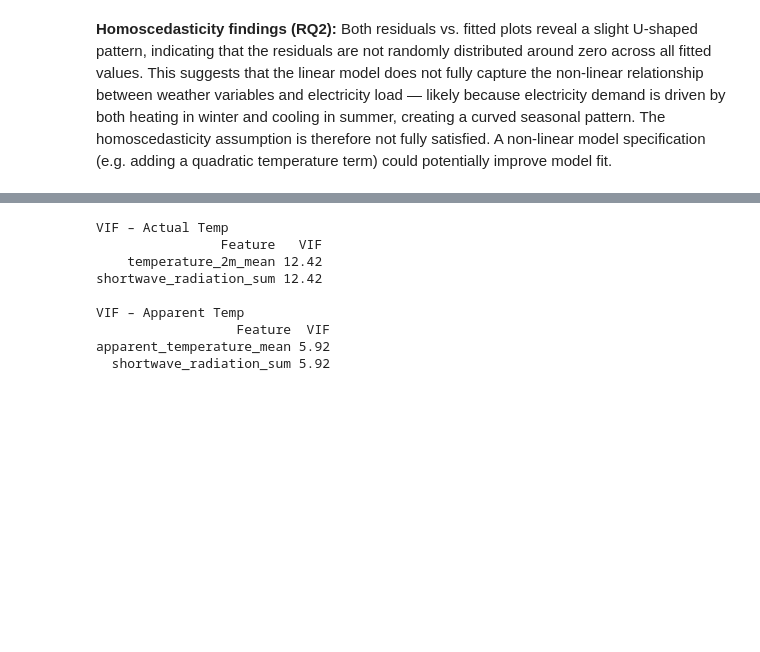
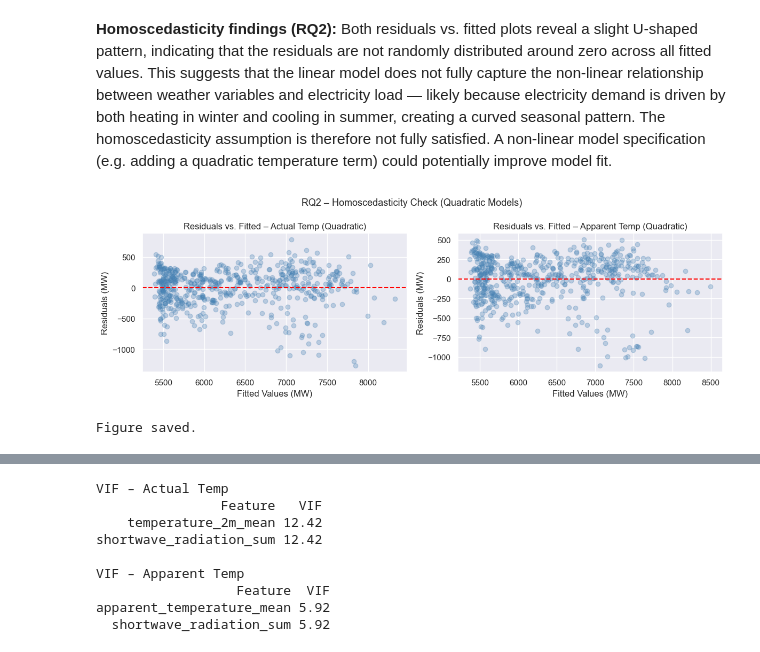
Before and after one commit to joelthedebugger/CIP_FS26_203, a Jupyter notebook: notebooks/03_analysis.ipynb, the cells around one changed output, grey strips where cells are left out. Drawn from its saved outputs; the diff is of its cells as text; code cells hidden in the pictures; blank space fills up the shorter version.

```diff
--- a/notebooks/03_analysis.ipynb
+++ b/notebooks/03_analysis.ipynb
@@ -642,3 +713,30 @@ electricity demand is driven by both heating in winter and cooling in summer,
 creating a curved seasonal pattern. The homoscedasticity assumption is therefore
 not fully satisfied. A non-linear model specification (e.g. adding a quadratic
 temperature term) could potentially improve model fit.
+# %%
+# --- Homoscedasticity check for quadratic models ---
+residuals_actual_quad   = y_rq2 - y_pred_rq2_actual_quad
+residuals_apparent_quad = y_rq2 - y_pred_rq2_apparent_quad
+
+fig, axes = plt.subplots(1, 2, figsize=(12, 4))
+
+for ax, residuals, y_pred, label in zip(
+    axes,
+    [residuals_actual_quad, residuals_apparent_quad],
+    [y_pred_rq2_actual_quad, y_pred_rq2_apparent_quad],
+    ["Actual Temp (Quadratic)", "Apparent Temp (Quadratic)"]
+):
+    ax.scatter(y_pred, residuals, alpha=0.3, color="steelblue")
+    ax.axhline(0, color="red", linewidth=1.5, linestyle="--")
+    ax.set_xlabel("Fitted Values (MW)")
+    ax.set_ylabel("Residuals (MW)")
+    ax.set_title(f"Residuals vs. Fitted – {label}")
+
+plt.suptitle("RQ2 – Homoscedasticity Check (Quadratic Models)", fontsize=13)
+plt.tight_layout()
+plt.savefig("../figures/rq2_homoscedasticity_quadratic.png", dpi=150)
+plt.show()
+print("Figure saved.")
+# %% [output]
+[figure, added]
+Figure saved.
```
Also changed, not shown: parts of 5 cells of this notebook.
